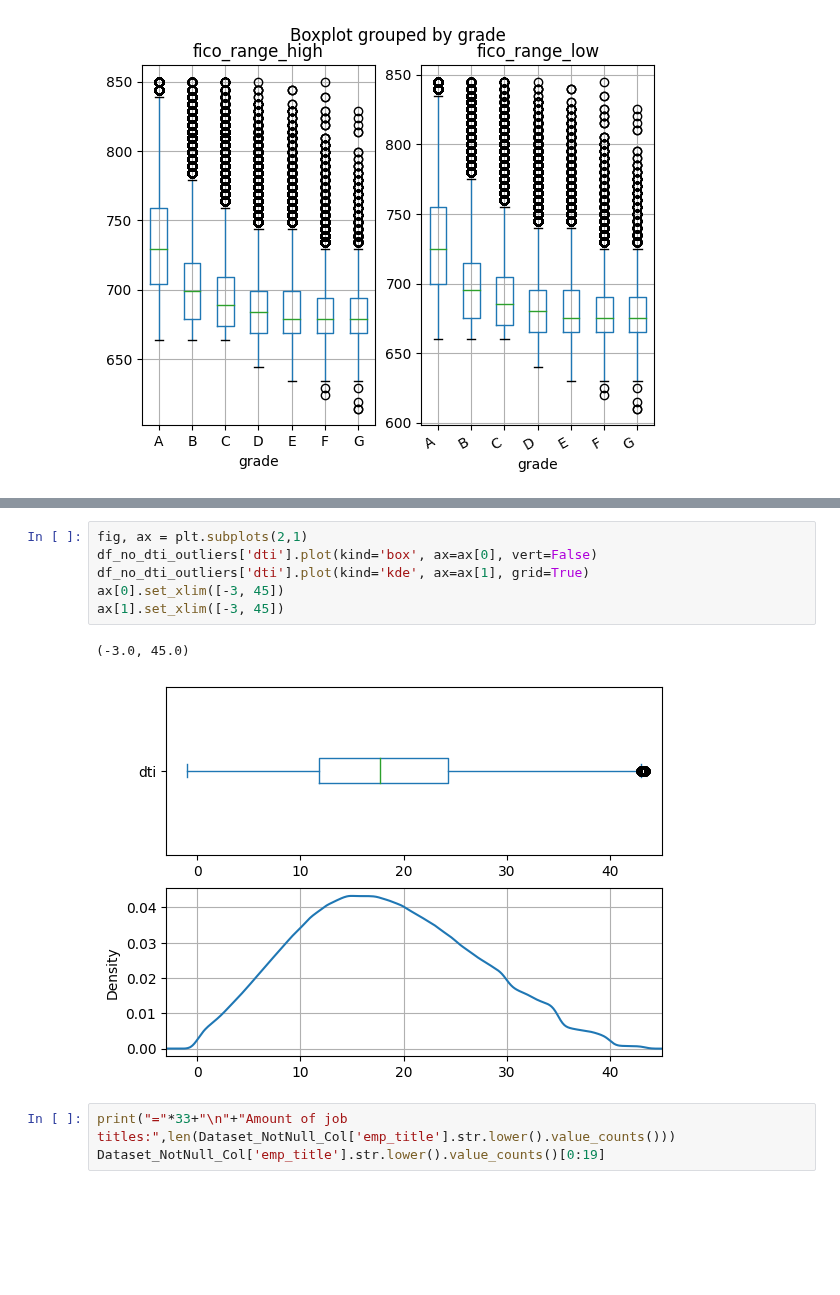
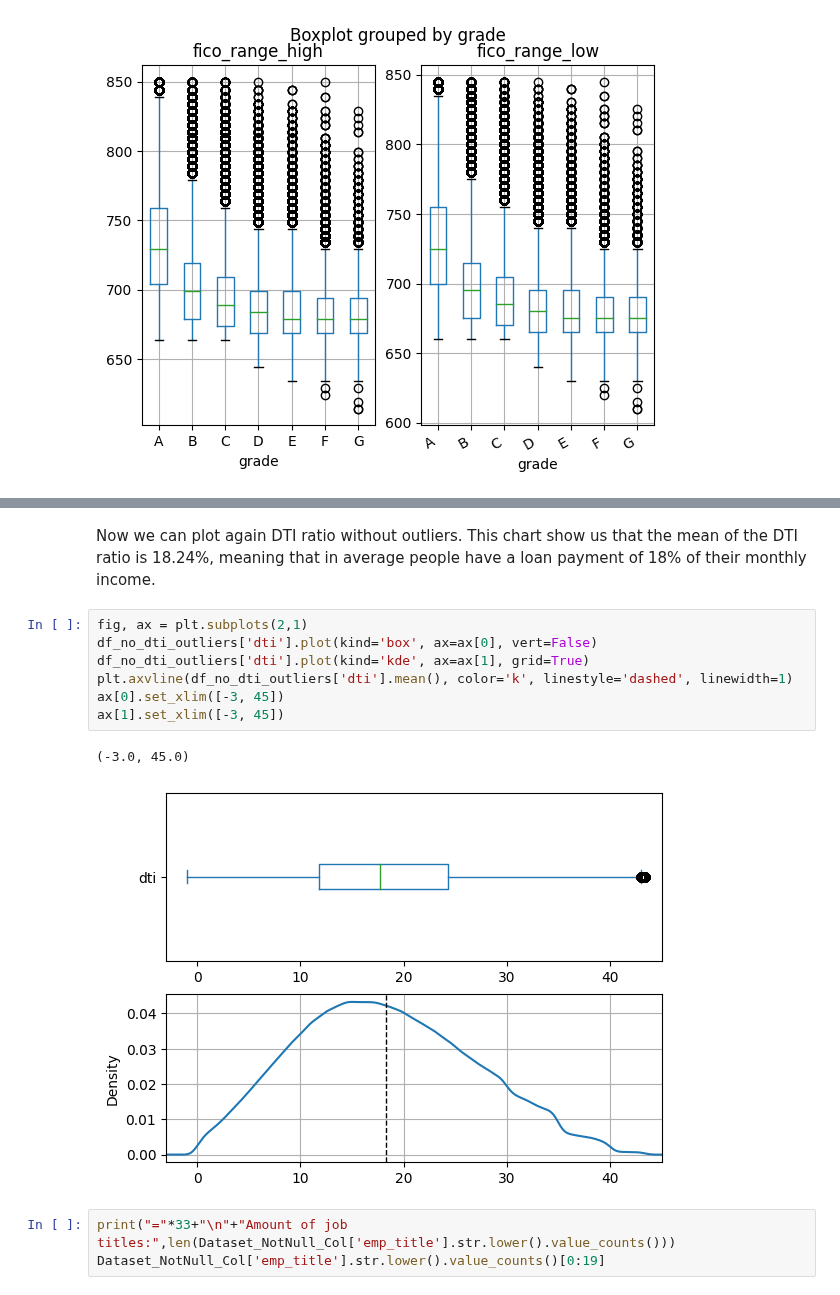
Before and after one commit to cmherrera/portfolio, a Jupyter notebook: assets/projects/Financial_Analysis/Financial_Analysis.ipynb, the cells around one changed output, grey strips where cells are left out. Saved outputs shown, nothing was run; the diff lists cells and outputs as text; blank space fills up the shorter version.

```diff
--- a/assets/projects/Financial_Analysis/Financial_Analysis.ipynb
+++ b/assets/projects/Financial_Analysis/Financial_Analysis.ipynb
@@ -419,13 +432,16 @@ IQR: 12.599999999999998
 Number of dti outliers 21580 ( 0.955% )
+# %% [markdown]
+Now we can plot again DTI ratio without outliers. This chart show us that the mean of the DTI ratio is 18.24%, meaning that in average people have a loan payment of 18% of their monthly income.
 # %%
 fig, ax = plt.subplots(2,1)
 df_no_dti_outliers['dti'].plot(kind='box', ax=ax[0], vert=False)
 df_no_dti_outliers['dti'].plot(kind='kde', ax=ax[1], grid=True)
+plt.axvline(df_no_dti_outliers['dti'].mean(), color='k', linestyle='dashed', linewidth=1)
 ax[0].set_xlim([-3, 45])
 ax[1].set_xlim([-3, 45])
 # %% [output]
 (-3.0, 45.0)
-[figure, old version]
+[figure, new version]
 # %%
 print("="*33+"\n"+"Amount of job titles:",len(Dataset_NotNull_Col['emp_title'].str.lower().value_counts()))
 Dataset_NotNull_Col['emp_title'].str.lower().value_counts()[0:19]
```
Also changed, not shown: parts of 8 cells of this notebook, 1 other file.
